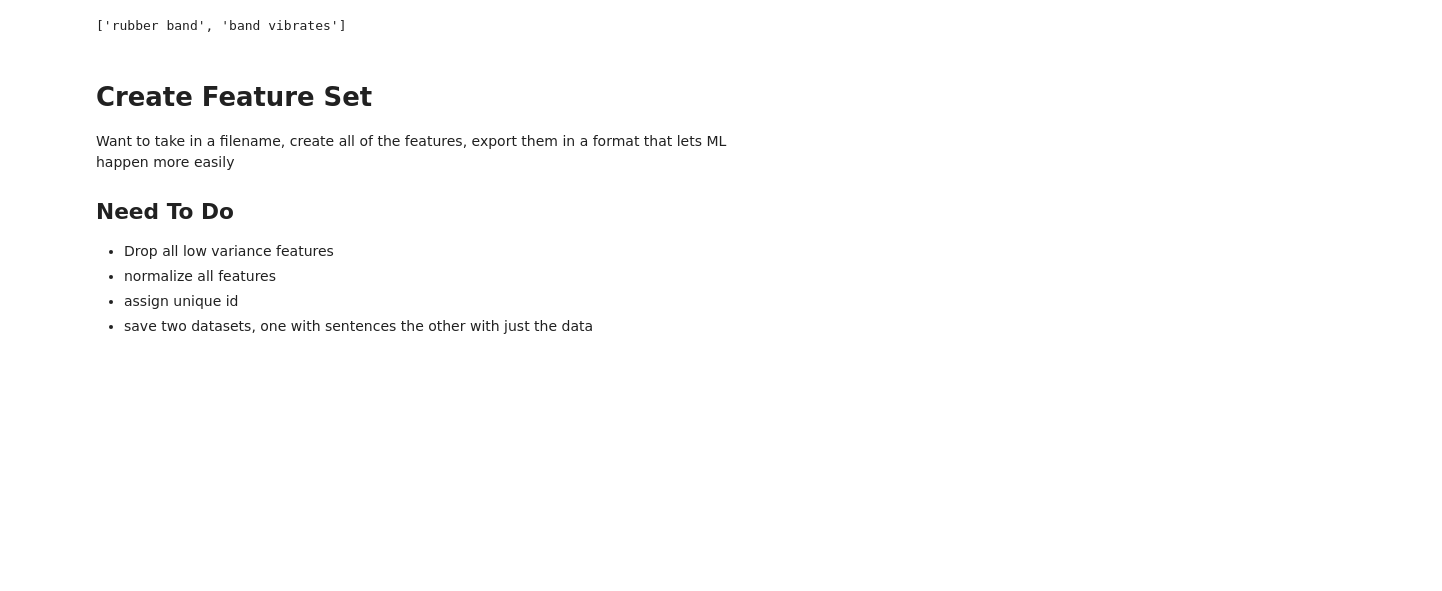
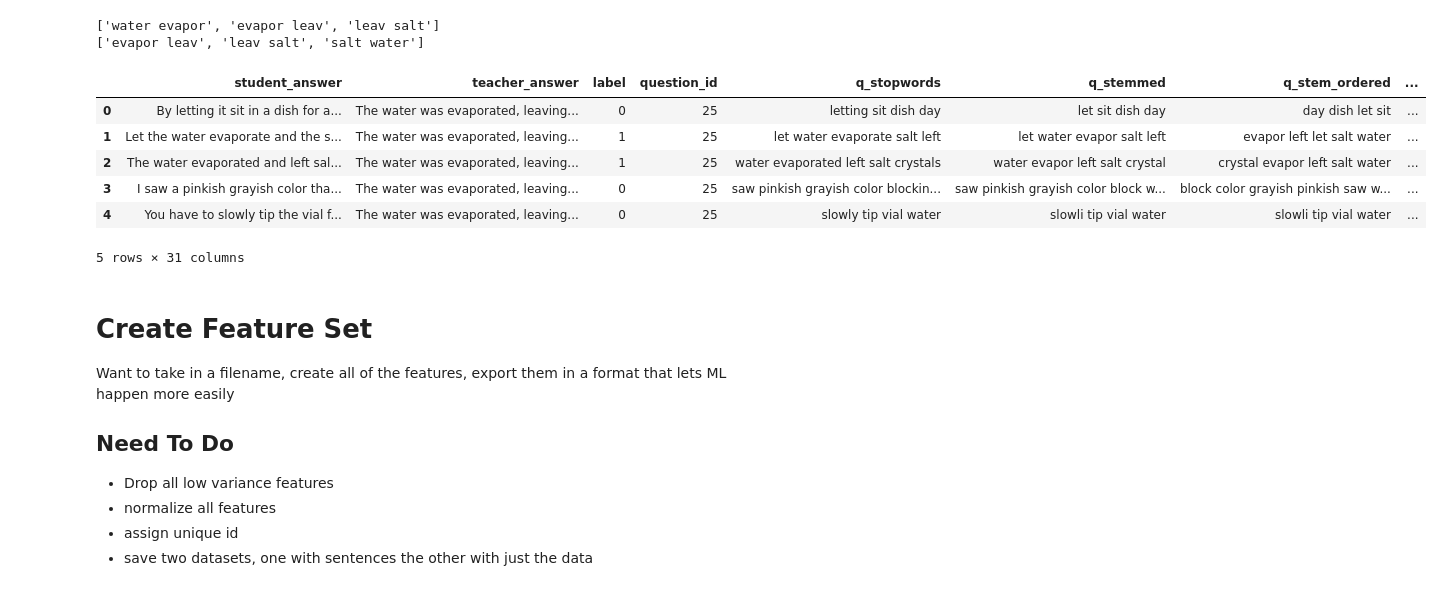
Before and after one commit to ian-mcnair/Answer_Clustering, a Jupyter notebook: step2_Feature_Generation/Feature Engineering Testing.ipynb, the cells around one changed output. Saved outputs shown, nothing was run; the diff lists cells and outputs as text; code cells hidden in the pictures; blank space fills up the shorter version.

```diff
--- a/step2_Feature_Generation/Feature Engineering Testing.ipynb
+++ b/step2_Feature_Generation/Feature Engineering Testing.ipynb
@@ -2,7 +2,7 @@
 import pandas as pd
 import numpy as np
 # %%
-dataset_path = "../data/one_sentence/question13_len4_size104.csv"
+dataset_path = "../data/one_sentence/question25_len7_size36.csv"
 # %%
 og = pd.read_csv(
     dataset_path
@@ -19,12 +40,14 @@ a_lem_ordered = stfu.order_sentence(a_lem)
 # %%
+# og['q_answer'] = og.student_answer.values[0]
+# og['q_answer_ordered'] = og.student_answer.apply(stfu.order_sentence)
+
 og['q_stopwords'] = og.student_answer.apply(stfu.remove_stopwords)
+# og['q_stopwords_ordered'] = og.q_stopwords.apply(stfu.order_sentence)
 
 og['q_stemmed'] = og.q_stopwords.apply(stfu.stem_sentence)
 og['q_stem_ordered'] = og.q_stemmed.apply(stfu.order_sentence)
 
-og['q_lemm'] = og.q_stopwords.apply(stfu.lemmatize_sentence)
-og['q_lemm_ordered'] = og.q_lemm.apply(stfu.order_sentence)
-
-og['q_stopwords_ordered'] = og.q_stopwords.apply(stfu.order_sentence)
+# og['q_lemm'] = og.q_stopwords.apply(stfu.lemmatize_sentence)
+# og['q_lemm_ordered'] = og.q_lemm.apply(stfu.order_sentence)
 # %%
 # Counts
@@ -58,11 +91,35 @@ og['lem_ordered_c_similarity'] = og.q_lemm_ordered.apply(lambda x: stfu.cosine_s
 
 # og.tail(10)
-# %%
-og = stfu.unigram_entity_extraction(og, 'q_lemm', 'lem', a_lem)
-og = stfu.bigram_entity_extraction(og, 'q_lemm', 'lem', a_lem)
-og = stfu.trigram_entity_extraction(og, 'q_lemm', 'lem', a_lem)
-# %% [output]
-['rubber band', 'band vibrates']
+# %%
+types_of_sentences = [
+#     'q_answer',
+#     'q_answer_ordered',
+#     'q_stopwords',
+#     'q_stopwords_ordered',
+    'q_stemmed',
+    'q_stem_ordered',
+#     'q_lemm',
+#     'q_lemm_ordered',
+]
+
+for sent_type, teach_ans in zip(types_of_sentences, teacher_answers):
+
+    og = stfu.unigram_entity_extraction(og, sent_type, sent_type, teach_ans)
+    og = stfu.bigram_entity_extraction(og, sent_type, sent_type, teach_ans)
+    og = stfu.trigram_entity_extraction(og, sent_type, sent_type, teach_ans)
+# %% [output]
+['water evapor', 'evapor leav', 'leav salt']
+['evapor leav', 'leav salt', 'salt water']
+# %%
+og.head()
+# %% [output]
+|  | student_answer | teacher_answer | label | question_id | q_stopwords | q_stemmed | q_stem_ordered | ... |
+| 0 | By letting it sit in a dish for a... | The water was evaporated, leaving... | 0 | 25 | letting sit dish day | let sit dish day | day dish let sit | ... |
+| 1 | Let the water evaporate and the s... | The water was evaporated, leaving... | 1 | 25 | let water evaporate salt left | let water evapor salt left | evapor left let salt water | ... |
+| 2 | The water evaporated and left sal... | The water was evaporated, leaving... | 1 | 25 | water evaporated left salt crystals | water evapor left salt crystal | crystal evapor left salt water | ... |
+| 3 | I saw a pinkish grayish color tha... | The water was evaporated, leaving... | 0 | 25 | saw pinkish grayish color blockin... | saw pinkish grayish color block w... | block color grayish pinkish saw w... | ... |
+| 4 | You have to slowly tip the vial f... | The water was evaporated, leaving... | 0 | 25 | slowly tip vial water | slowli tip vial water | slowli tip vial water | ... |
+5 rows × 31 columns
 # %% [markdown]
 # Create Feature Set
 Want to take in a filename, create all of the features, export them in a format that lets ML happen more easily
```
Also changed, not shown: parts of 7 cells of this notebook, 9 other files.
